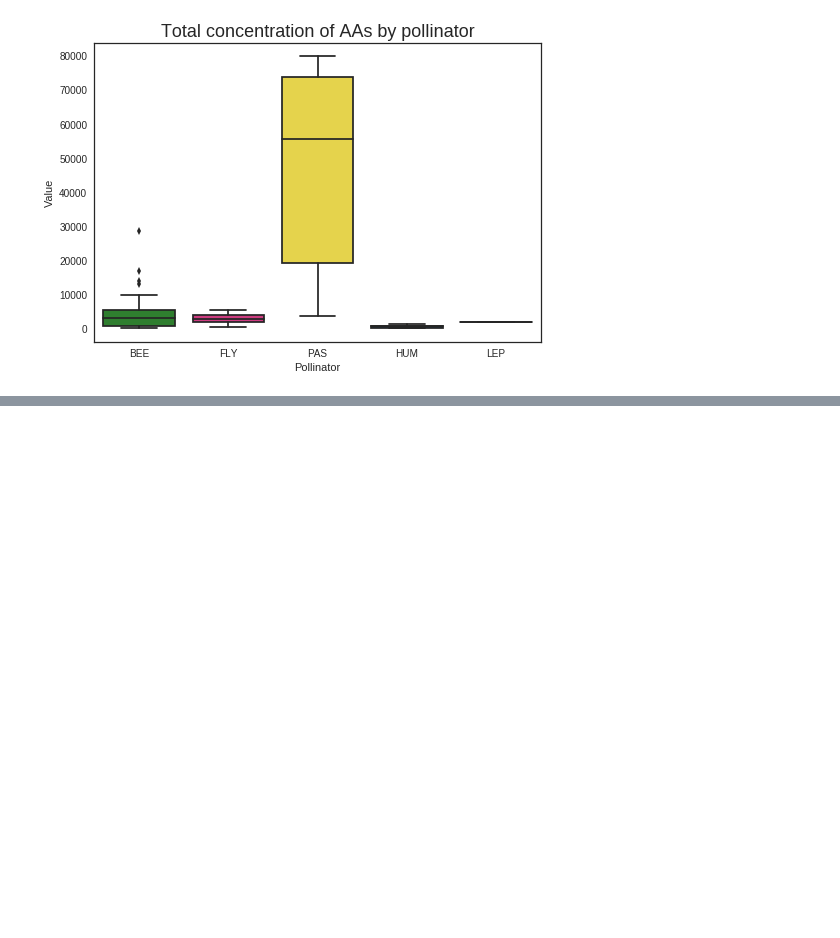
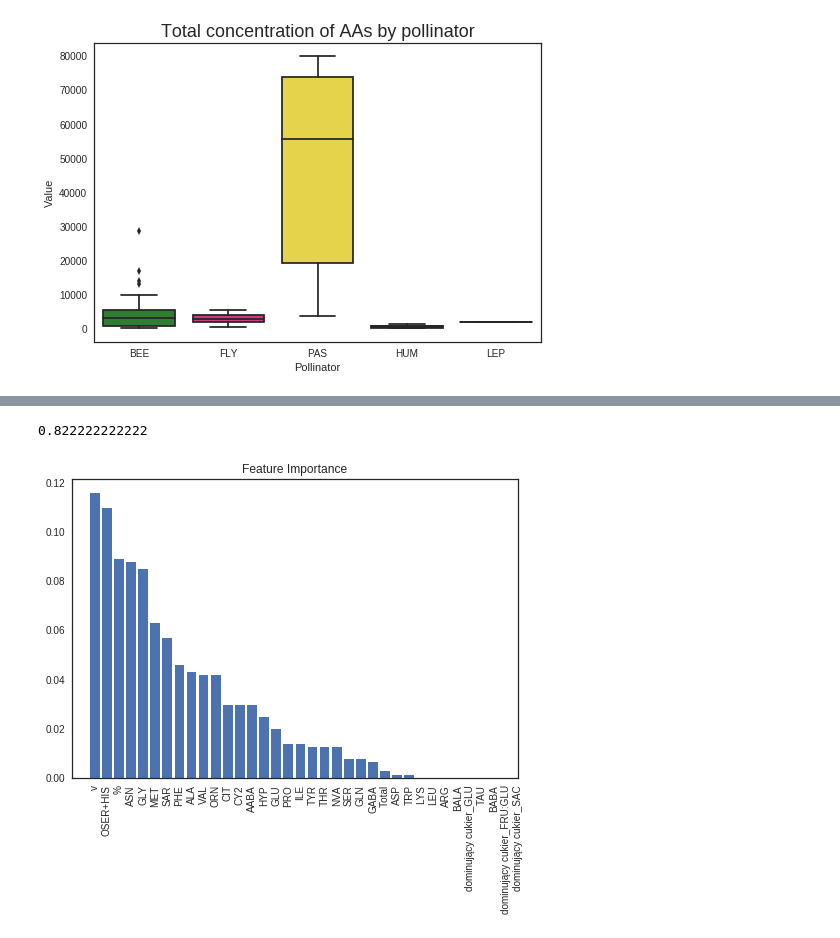
Before and after one commit to AgataRoguz/projekty_uw, a Jupyter notebook: Fritillaria_evolution.ipynb, the cells around one changed output, grey strips where cells are left out. Saved outputs shown, nothing was run; the diff lists cells and outputs as text; code cells hidden in the pictures; blank space fills up the shorter version.

```diff
--- a/Fritillaria_evolution.ipynb
+++ b/Fritillaria_evolution.ipynb
@@ -330,0 +472,13 @@ plt.show()
+# %%
+amino.dropna(inplace=True)
+X_ext = amino.drop(["Gatunek", "ORIGIN", "pollinator"], axis=1)
+X_ext = pd.get_dummies(X_ext,drop_first=True)
+index_ext = X_ext.columns
+y_ext = amino["pollinator"]
+models = [LogisticRegression(), SVC(), DecisionTreeClassifier(), RandomForestClassifier(),
+         AdaBoostClassifier(), xgb.XGBClassifier(),
+          BaggingClassifier(DecisionTreeClassifier(), bootstrap=False)]
+
+for m in models:
+
+    print("%s %.1f%%" % (m.__class__.__name__, cross_val_score(m,X_ext,y_ext,cv=3).mean()*100))
@@ -330,0 +493,27 @@ plt.show()
+# %%
+model_ext = xgb.XGBClassifier(n_estimators=100)
+print(cross_val_score(model_ext,X_ext,y_ext,cv=3).mean())
+model_ext.fit(X_ext,y_ext)
+importances_ext = model_ext.feature_importances_
+indices_ext = np.argsort(importances_ext)[::-1]
+
+# Rearrange feature names so they match the sorted feature importances
+names_ext = [index_ext[i] for i in indices_ext]
+
+# Create plot
+plt.figure()
+
+# Create plot title
+plt.title("Feature Importance")
+
+# Add bars
+plt.bar(range(X.shape[1]), importances[indices])
+
+# Add feature names as x-axis labels
+plt.xticks(range(X_ext.shape[1]), names_ext, rotation=90)
+
+# Show plot
+plt.show()
+# %% [output]
+0.822222222222
+[figure, added]
```
Also changed, not shown: parts of 13 cells of this notebook.
